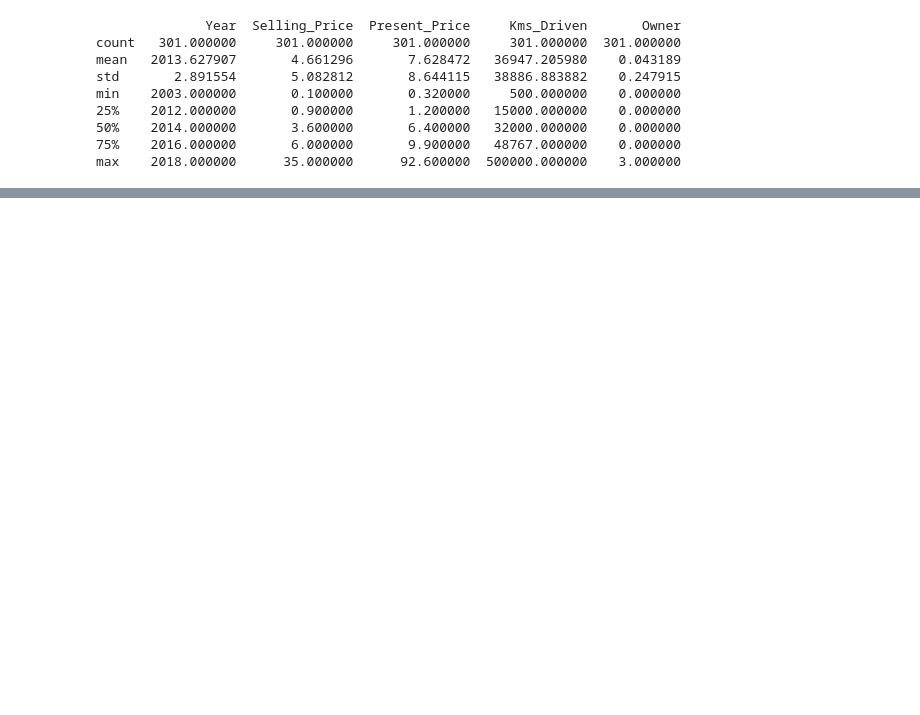
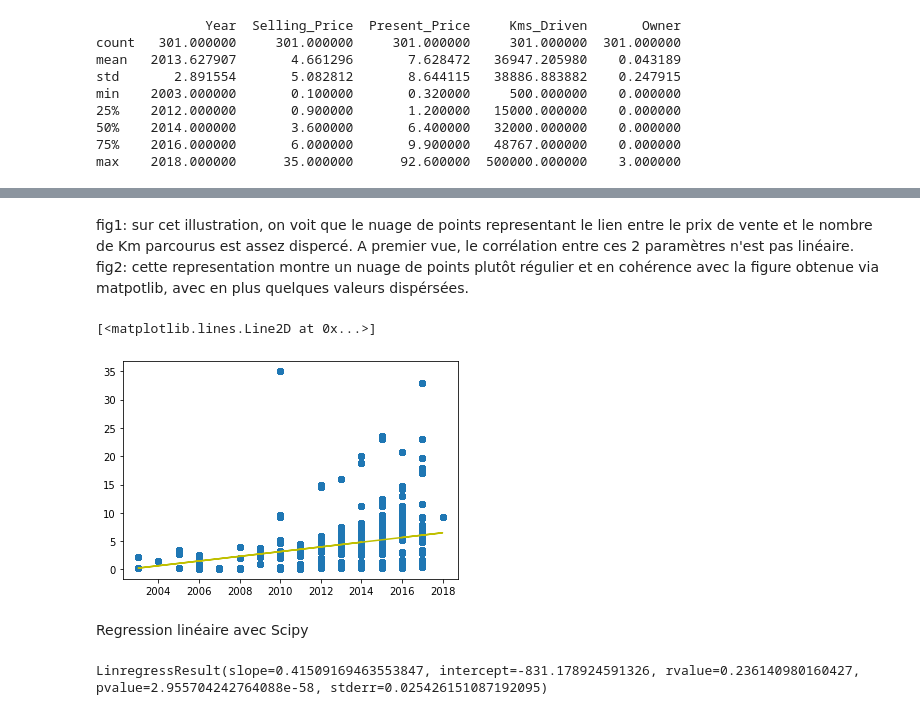
Before and after one commit to WiemHAD/brief-car-data, a Jupyter notebook: brief1.ipynb, the cells around one changed output, grey strips where cells are left out. Drawn from its saved outputs; the diff is of its cells as text; code cells hidden in the pictures; blank space fills up the shorter version.

```diff
--- a/brief1.ipynb
+++ b/brief1.ipynb
@@ -106,0 +124,28 @@ NameError: name 'LinearRegression' is not defined
+# %% [markdown]
+fig1: sur cet illustration, on voit que le nuage de points representant le lien entre le prix de vente et le nombre de Km parcourus est assez dispercé. A premier vue, le corrélation entre ces 2 paramètres n'est pas linéaire.
+fig2: cette representation montre un nuage de points plutôt régulier et en cohérence avec la figure obtenue via matpotlib, avec en plus quelques valeurs dispérsées.
+# %%
+x = car_data2['Year']
+y = car_data2['Selling_Price']
+
+a = np.polyfit(x,y,1)
+b = np.poly1d(a)
+
+plt.scatter(x,y)
+plt.plot(x,b(x),"y")
+# %% [output]
+[<matplotlib.lines.Line2D at 0x...>]
+[figure, added]
+# %% [markdown]
+Regression linéaire avec Scipy
+# %%
+import scipy
+from scipy.stats import linregress
+
+x = car_data2['Year']
+y = car_data2['Selling_Price']
+
+lr = scipy.stats.linregress(x,y)
+print(lr)
+# %% [output]
+LinregressResult(slope=0.41509169463553847, intercept=-831.178924591326, rvalue=0.236140980160427, pvalue=2.955704242764088e-58, stderr=0.025426151087192095)
```
Also changed, not shown: parts of 18 cells of this notebook.
